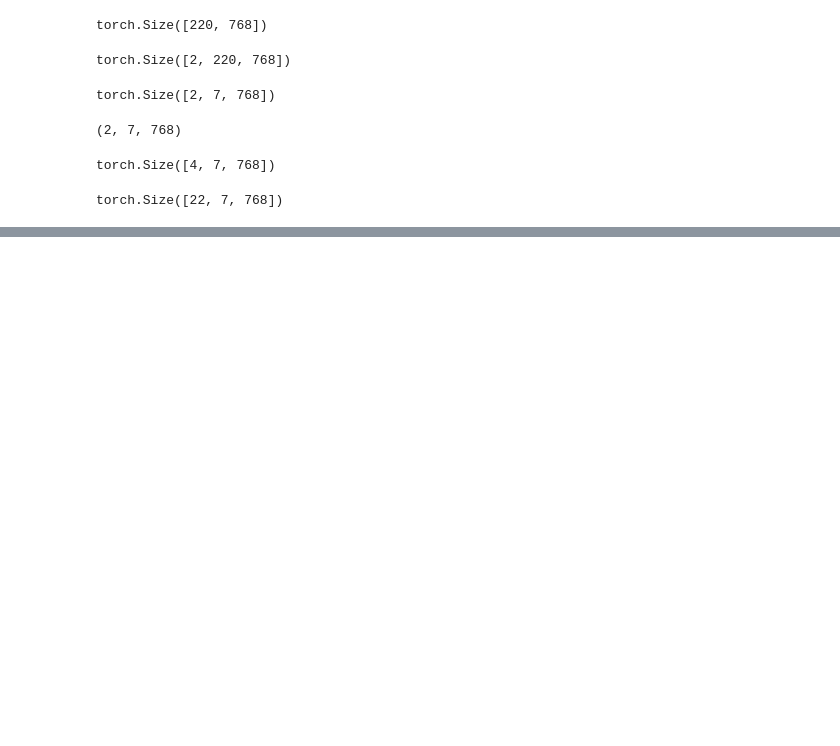
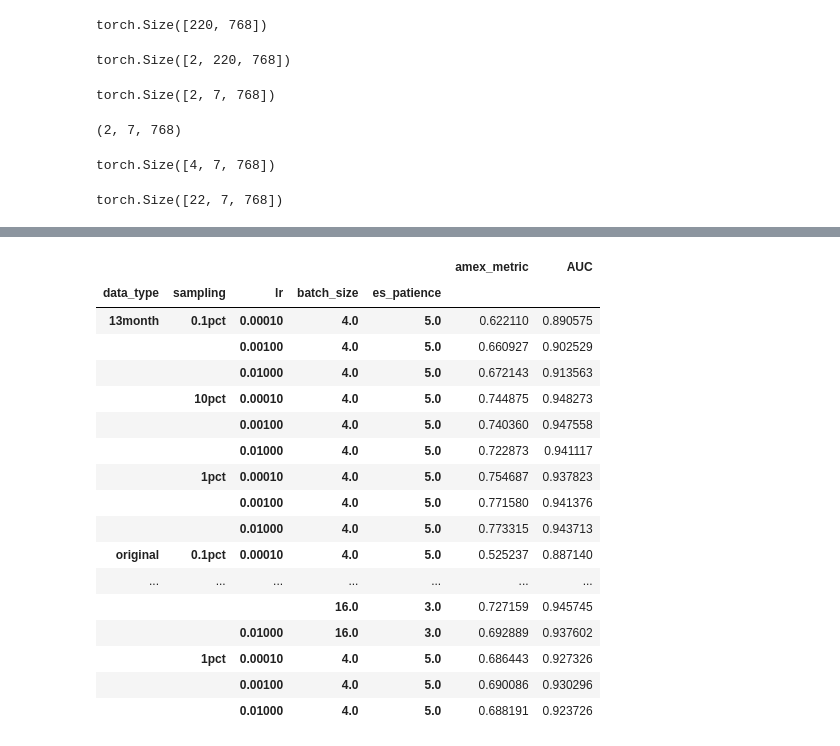
Before and after one commit to hzqn1234/TimeKD, a Jupyter notebook: zq_testing.ipynb, the cells around one changed output, grey strips where cells are left out. Cells and saved outputs as stored; diff of their text form; code cells hidden in the pictures; blank space fills up the shorter version.

```diff
--- a/zq_testing.ipynb
+++ b/zq_testing.ipynb
@@ -573,0 +596,5 @@ torch.Size([22, 7, 768])
+# %%
+df = pd.read_csv("experiment_log.csv")
+df['batch_size'] = df['batch_size'].fillna(4)
+df['es_patience'] = df['es_patience'].fillna(5)
+df.tail(2)
@@ -573,0 +605,21 @@ torch.Size([22, 7, 768])
+# %%
+df.groupby(['data_type', 'sampling','lr','batch_size','es_patience'])[['amex_metric','AUC']].mean()
+# %% [output]
+|  |  |  |  |  | amex_metric | AUC |
+| data_type | sampling | lr | batch_size | es_patience |  |  |
+| 13month | 0.1pct | 0.00010 | 4.0 | 5.0 | 0.622110 | 0.890575 |
+|  |  | 0.00100 | 4.0 | 5.0 | 0.660927 | 0.902529 |
+|  |  | 0.01000 | 4.0 | 5.0 | 0.672143 | 0.913563 |
+|  | 10pct | 0.00010 | 4.0 | 5.0 | 0.744875 | 0.948273 |
+|  |  | 0.00100 | 4.0 | 5.0 | 0.740360 | 0.947558 |
+|  |  | 0.01000 | 4.0 | 5.0 | 0.722873 | 0.941117 |
+|  | 1pct | 0.00010 | 4.0 | 5.0 | 0.754687 | 0.937823 |
+|  |  | 0.00100 | 4.0 | 5.0 | 0.771580 | 0.941376 |
+|  |  | 0.01000 | 4.0 | 5.0 | 0.773315 | 0.943713 |
+| original | 0.1pct | 0.00010 | 4.0 | 5.0 | 0.525237 | 0.887140 |
+| ... | ... | ... | ... | ... | ... | ... |
+|  |  |  | 16.0 | 3.0 | 0.727159 | 0.945745 |
+|  |  | 0.01000 | 16.0 | 3.0 | 0.692889 | 0.937602 |
+|  | 1pct | 0.00010 | 4.0 | 5.0 | 0.686443 | 0.927326 |
+|  |  | 0.00100 | 4.0 | 5.0 | 0.690086 | 0.930296 |
+|  |  | 0.01000 | 4.0 | 5.0 | 0.688191 | 0.923726 |
```
Also changed, not shown: parts of 14 cells of this notebook, 22 other files.
